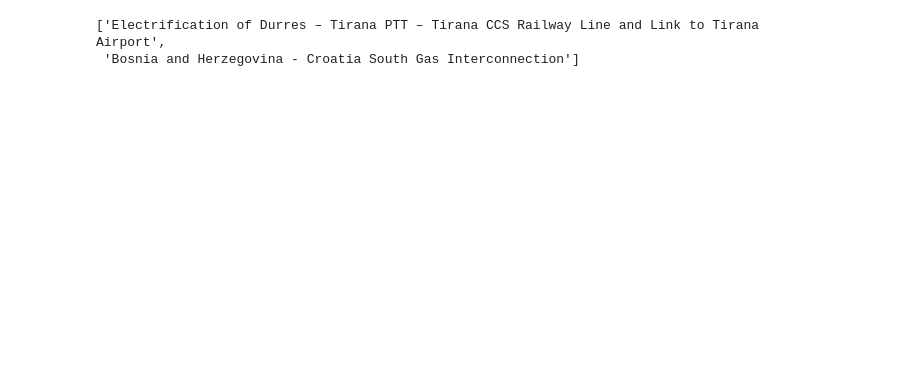
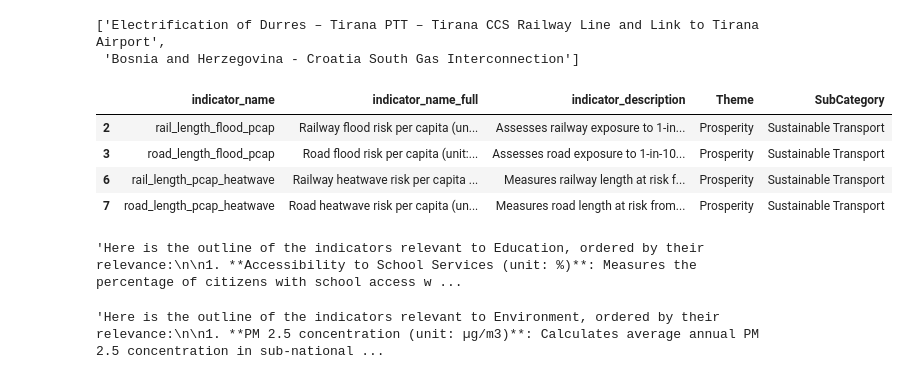
Before and after one commit to sonleh96/wb-ldt-de, a Jupyter notebook: test.ipynb, the cells around one changed output. Drawn from its saved outputs; the diff is of its cells as text; code cells hidden in the pictures; blank space fills up the shorter version.

Commit message:
switched to hard-coded relevant indicator listing

```diff
--- a/test.ipynb
+++ b/test.ipynb
@@ -346,0 +322,63 @@ df_indicatorlist = pd.read_csv(r"D:\Work\WB\wb-ldt-de\Indicator List v2.csv", de
+# %%
+import json
+import pandas as pd
+with open(r"C:\Users\sonle\Downloads\response_cache_20250919_124850.json", 'r') as file:
+    response = json.load(file)
+
+ind_full = pd.read_csv(r"C:\Users\sonle\Downloads\decision_engine_inputs_SRB Absolute Full_v4.csv")
+ind_list = pd.read_csv(r"C:\Users\sonle\Downloads\decision_engine_inputs_Indicator List v2.csv",
+                                     delimiter=',', encoding='cp1252', on_bad_lines='warn')
+# %%
+category_indicator_dict = {}
+category_indicator_dict['Education'] = ["Accessibility to School Services (unit: %)",
+                                        "Key Structures without Internet Access (unit: %)",
+                                        "Key Structure Average Broadband Download Speed (unit: megabites per second)"]
+category_indicator_dict["Energy Access"] = ["Nighttime Luminosity (unit: nWatts/(cm2 x sr)"]
+category_indicator_dict["Environment"] = ["Emissions from all sources (unit: kgCO2e/kg)",
+                                          "Emissions from Coal Power Plants (unit: kgCO2e/kg)",
+                                          "Agriculture Emissions (unit: kgCO2e/kg)",
+                                          "Forestry & Land Use Emissions (unit: kgCO2e/kg)",
+                                          "PM 2.5 concentration (unit: µg/m3)",
+                                          "NO2 concentration (unit: µg/m3)"]
+category_indicator_dict['Digitalization'] = ["Key Structure Average Broadband Download Speed (unit: megabites per second)",
+                                            "Key Structures without Internet Access (unit: %)",
+                                            "Average Cellular Download Speed (unit: megabites per second)"]
+category_indicator_dict['Health'] = ["Accessibility to Health Services (unit: %)",
+                                        "Diversity of Health Services",
+                                        "PM 2.5 concentration (unit: µg/m3)",
+                                        "NO2 concentration (unit: µg/m3)",
+                                        "Key Structures without Internet Access (unit: %)"]
+category_indicator_dict['Sustainable Transport'] = ["Railway flood risk per capita (unit: km per capita)",
+                                                    "Road flood risk per capita (unit: km per capita)",
+                                                    "Railway heatwave risk per capita (unit: km per capita)",
+                                                    "Road heatwave risk per capita (unit: km per capita)"]
+# %%
+ind_list[ind_list['indicator_name_full'].isin(category_indicator_dict['Sustainable Transport'])]
+# %% [output]
+|  | indicator_name | indicator_name_full | indicator_description | Theme | SubCategory |
+| 2 | rail_length_flood_pcap | Railway flood risk per capita (un... | Assesses railway exposure to 1-in... | Prosperity | Sustainable Transport |
+| 3 | road_length_flood_pcap | Road flood risk per capita (unit:... | Assesses road exposure to 1-in-10... | Prosperity | Sustainable Transport |
+| 6 | rail_length_pcap_heatwave | Railway heatwave risk per capita ... | Measures railway length at risk f... | Prosperity | Sustainable Transport |
+| 7 | road_length_pcap_heatwave | Road heatwave risk per capita (un... | Measures road length at risk from... | Prosperity | Sustainable Transport |
+# %%
+response['responses']['veliko_gradište_education_indicators_en']['content']
+# %% [output]
+'Here is the outline of the indicators relevant to Education, ordered by their relevance:\n\n1. **Accessibility to School Services (unit: %)**: Measures the percentage of citizens with school access w ...
+# %%
+category = "Environment"
+region = "Bor"
+
+base_r = f"Here is the outline of the indicators relevant to {category}, ordered by their relevance:\n\n"
+count = 1
+
+code_list = ind_list[ind_list['indicator_name_full'].isin(category_indicator_dict[category])]['indicator_name'].to_list()
+name_list = ind_list[ind_list['indicator_name_full'].isin(category_indicator_dict[category])]['indicator_name_full'].to_list()
+desc_list = ind_list[ind_list['indicator_name_full'].isin(category_indicator_dict[category])]['indicator_description'].to_list()
+
+for i in range(len(name_list)):
+    base_r = base_r + f"""{count}. **{name_list[i]}**: {desc_list[i]}\n\n"""
+    count += 1
+
+base_r
+# %% [output]
+'Here is the outline of the indicators relevant to Environment, ordered by their relevance:\n\n1. **PM 2.5 concentration (unit: µg/m3)**: Calculates average annual PM 2.5 concentration in sub-national ...
```
Also changed, not shown: parts of 4 cells of this notebook, 1 other file.
